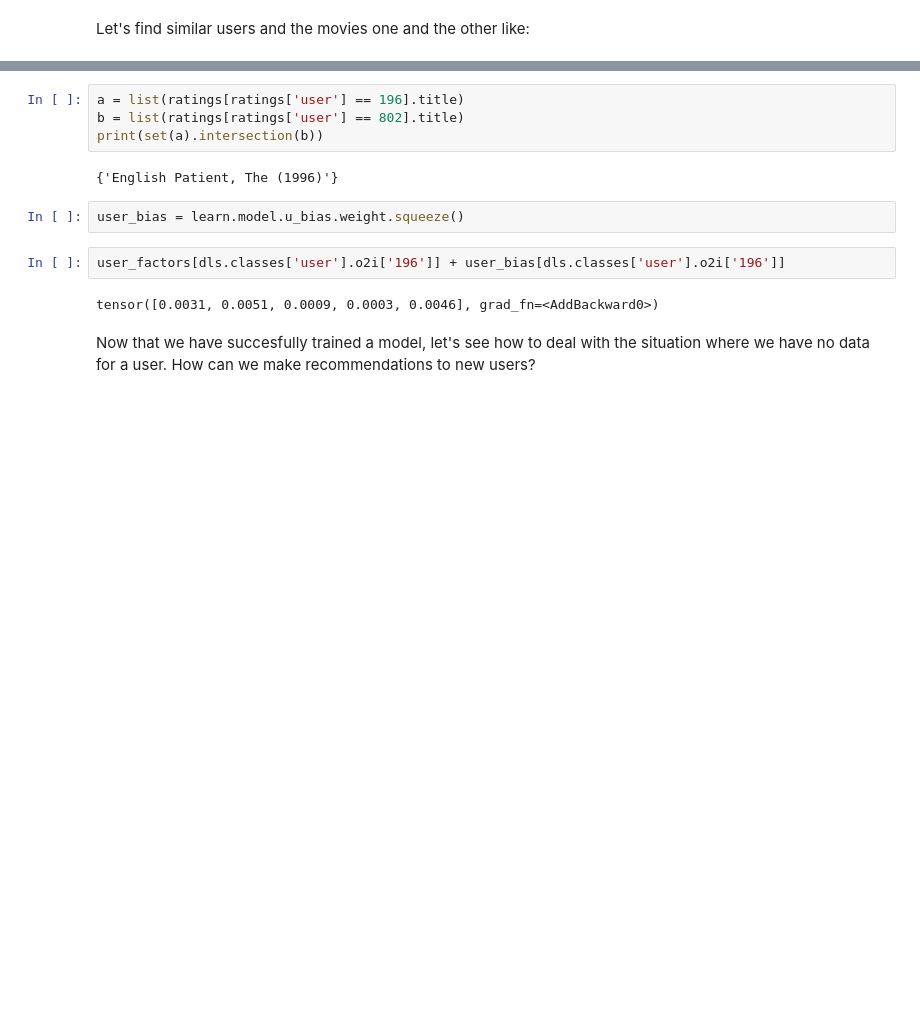
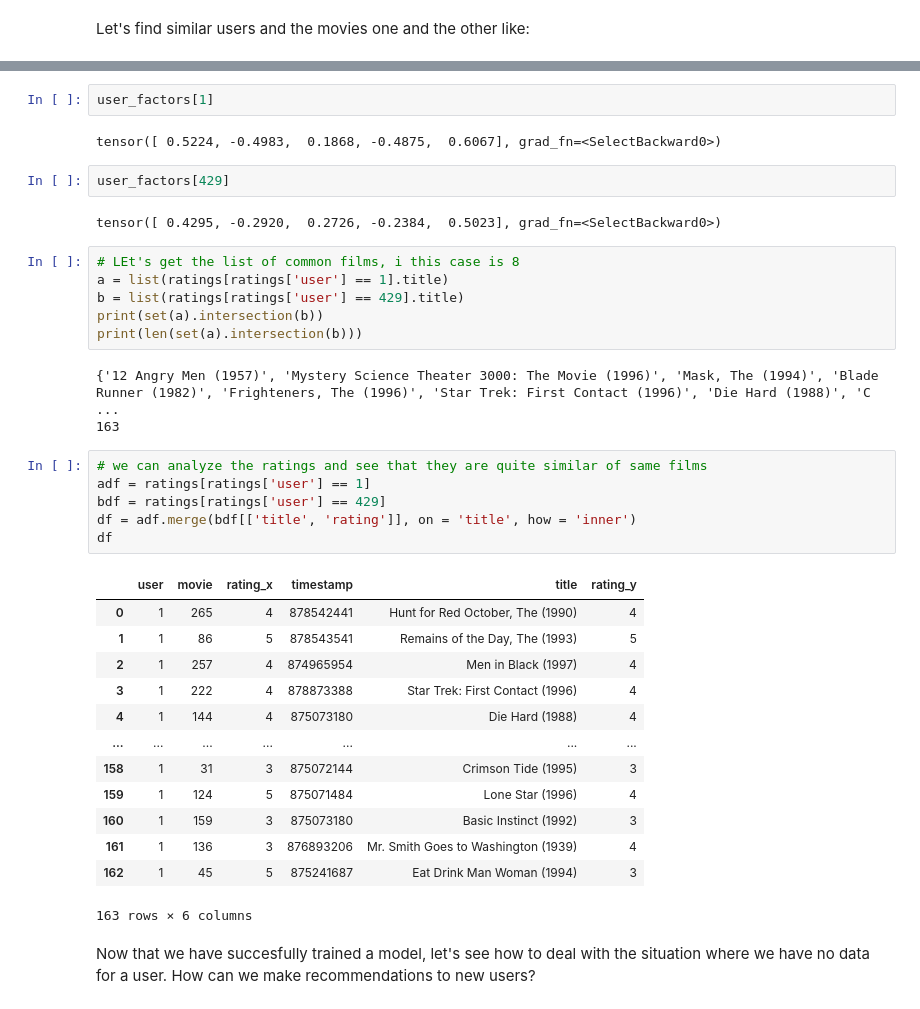
Before and after one commit to afortuny/DeepLearningFastAI, a Jupyter notebook: 09_Collaborative Filtering .ipynb, the cells around one changed output, grey strips where cells are left out. Drawn from its saved outputs; the diff is of its cells as text; blank space fills up the shorter version.

```diff
--- a/09_Collaborative Filtering .ipynb
+++ b/09_Collaborative Filtering .ipynb
@@ -548,15 +575,40 @@ dls.classes['user'][idx]
+# %%
+user_factors[1]
+# %% [output]
+tensor([ 0.5224, -0.4983,  0.1868, -0.4875,  0.6067], grad_fn=<SelectBackward0>)
+# %%
+user_factors[429]
+# %% [output]
+tensor([ 0.4295, -0.2920,  0.2726, -0.2384,  0.5023], grad_fn=<SelectBackward0>)
 # %%
-a = list(ratings[ratings['user'] == 196].title)
-b = list(ratings[ratings['user'] == 802].title)
+# LEt's get the list of common films, i this case is 8
+a = list(ratings[ratings['user'] == 1].title)
+b = list(ratings[ratings['user'] == 429].title)
 print(set(a).intersection(b))
+print(len(set(a).intersection(b)))
 # %% [output]
-{'English Patient, The (1996)'}
+{'12 Angry Men (1957)', 'Mystery Science Theater 3000: The Movie (1996)', 'Mask, The (1994)', 'Blade Runner (1982)', 'Frighteners, The (1996)', 'Star Trek: First Contact (1996)', 'Die Hard (1988)', 'C ...
+163
-# %%
-user_bias = learn.model.u_bias.weight.squeeze()
-# %%
-user_factors[dls.classes['user'].o2i['196']] + user_bias[dls.classes['user'].o2i['196']]
-# %% [output]
-tensor([0.0031, 0.0051, 0.0009, 0.0003, 0.0046], grad_fn=<AddBackward0>)
+# %%
+# we can analyze the ratings and see that they are quite similar of same films
+adf = ratings[ratings['user'] == 1]
+bdf = ratings[ratings['user'] == 429]
+df = adf.merge(bdf[['title', 'rating']], on = 'title', how = 'inner')
+df
+# %% [output]
+|  | user | movie | rating_x | timestamp | title | rating_y |
+| 0 | 1 | 265 | 4 | 878542441 | Hunt for Red October, The (1990) | 4 |
+| 1 | 1 | 86 | 5 | 878543541 | Remains of the Day, The (1993) | 5 |
+| 2 | 1 | 257 | 4 | 874965954 | Men in Black (1997) | 4 |
+| 3 | 1 | 222 | 4 | 878873388 | Star Trek: First Contact (1996) | 4 |
+| 4 | 1 | 144 | 4 | 875073180 | Die Hard (1988) | 4 |
+| ... | ... | ... | ... | ... | ... | ... |
+| 158 | 1 | 31 | 3 | 875072144 | Crimson Tide (1995) | 3 |
+| 159 | 1 | 124 | 5 | 875071484 | Lone Star (1996) | 4 |
+| 160 | 1 | 159 | 3 | 875073180 | Basic Instinct (1992) | 3 |
+| 161 | 1 | 136 | 3 | 876893206 | Mr. Smith Goes to Washington (1939) | 4 |
+| 162 | 1 | 45 | 5 | 875241687 | Eat Drink Man Woman (1994) | 3 |
+163 rows × 6 columns
 # %% [markdown]
 Now that we have succesfully trained a model, let's see how to deal with the situation where we have no data for a user. How can we make recommendations to new users?
 # %% [markdown]
```
Also changed, not shown: parts of 17 cells of this notebook.
